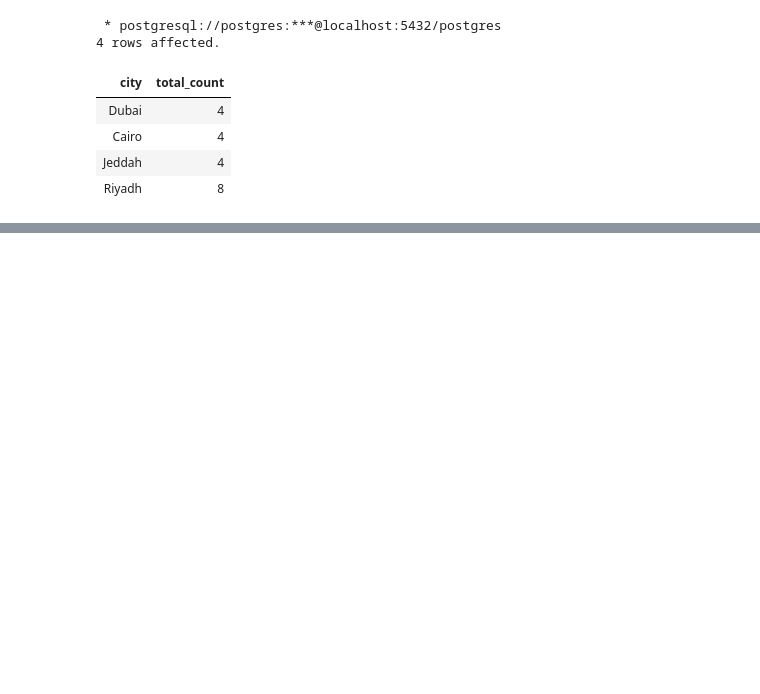
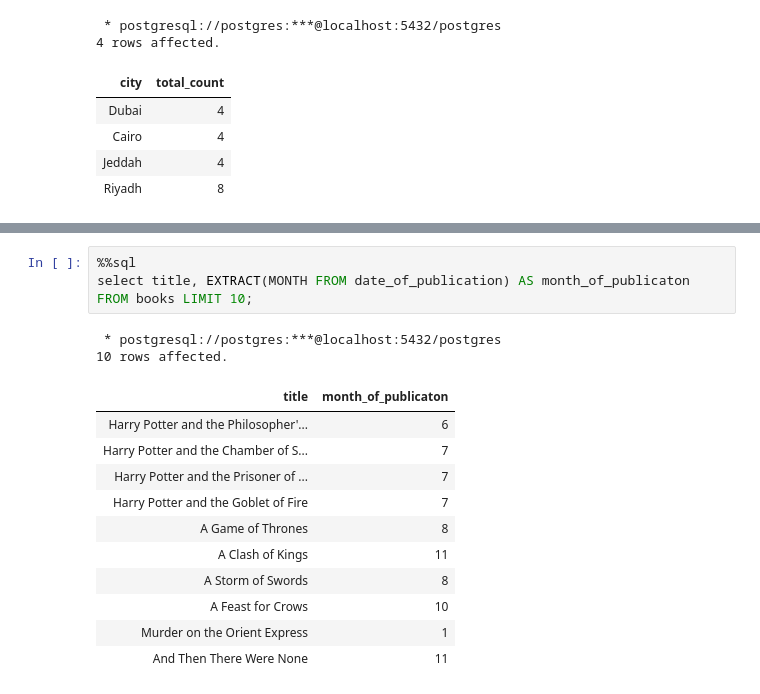
Before and after one commit to Yasir-4/data-science-practice, a Jupyter notebook: practice_2.ipynb, the cells around one changed output, grey strips where cells are left out. Saved outputs shown, nothing was run; the diff lists cells and outputs as text; blank space fills up the shorter version.

```diff
--- a/practice_2.ipynb
+++ b/practice_2.ipynb
@@ -2035,0 +2272,18 @@ HAVING count(city) >=4;
+# %%
+%%sql
+select title, EXTRACT(MONTH FROM date_of_publication) AS month_of_publicaton
+FROM books LIMIT 10;
+# %% [output]
+ * postgresql://postgres:***@localhost:5432/postgres
+10 rows affected.
+| title | month_of_publicaton |
+| Harry Potter and the Philosopher'... | 6 |
+| Harry Potter and the Chamber of S... | 7 |
+| Harry Potter and the Prisoner of ... | 7 |
+| Harry Potter and the Goblet of Fire | 7 |
+| A Game of Thrones | 8 |
+| A Clash of Kings | 11 |
+| A Storm of Swords | 8 |
+| A Feast for Crows | 10 |
+| Murder on the Orient Express | 1 |
+| And Then There Were None | 11 |
```
Also changed, not shown: parts of 18 cells of this notebook.
